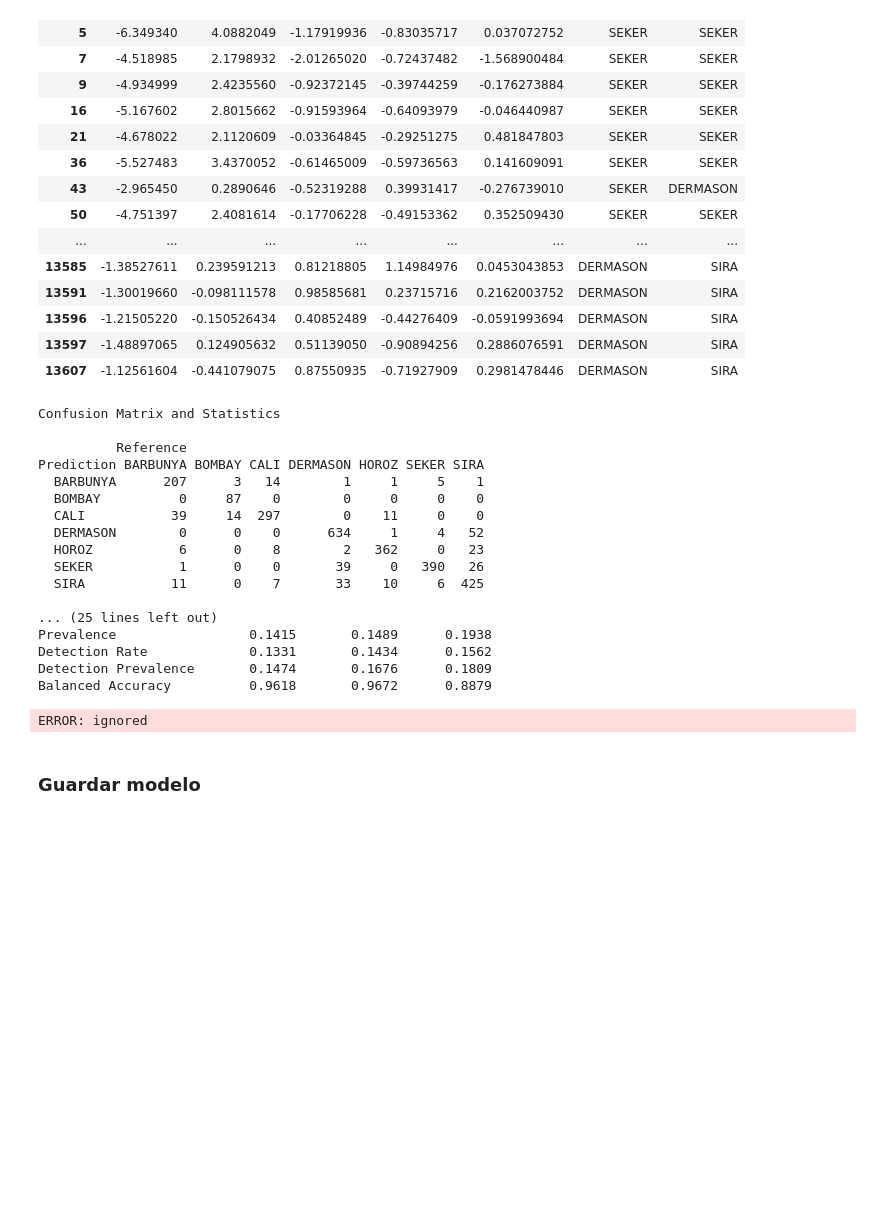
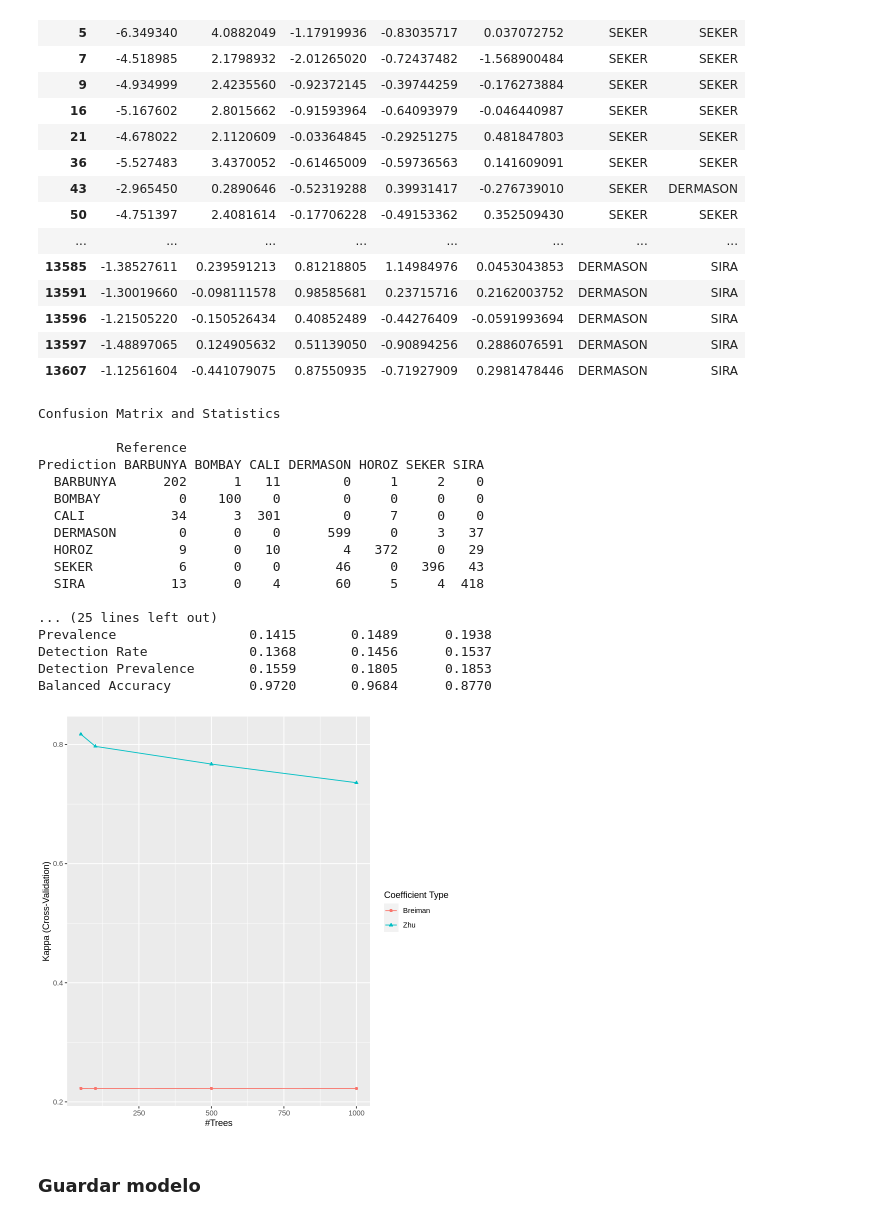
Before and after one commit to cramirez98/ProyectoAprendizajeAutomatico, a Jupyter notebook: AprendizajeAutomaticoProyecto.ipynb, the cells around one changed output. Cells and saved outputs as stored; diff of their text form; code cells hidden in the pictures; blank space fills up the shorter version.

```diff
--- a/AprendizajeAutomaticoProyecto.ipynb
+++ b/AprendizajeAutomaticoProyecto.ipynb
@@ -977,7 +954,7 @@ control <- trainControl(method="cv",
                         number=10,
                         allowParallel = TRUE)
 
-tunegrid <- expand.grid(.mfinal=c(50,100,500,1000),.maxdepth=1,.coeflearn = c('Breiman','Freund', 'Zhu'))
+tunegrid <- expand.grid(.mfinal=c(25,50,100,1000),.maxdepth=1,.coeflearn = c('Breiman', 'Zhu'))
 
 set.seed(123)
 
@@ -1041,23 +1018,23 @@ Confusion Matrix and Statistics
 
           Reference
 Prediction BARBUNYA BOMBAY CALI DERMASON HOROZ SEKER SIRA
-  BARBUNYA      207      3   14        1     1     5    1
-  BOMBAY          0     87    0        0     0     0    0
-  CALI           39     14  297        0    11     0    0
-  DERMASON        0      0    0      634     1     4   52
-  HOROZ           6      0    8        2   362     0   23
-  SEKER           1      0    0       39     0   390   26
-  SIRA           11      0    7       33    10     6  425
+  BARBUNYA      202      1   11        0     1     2    0
+  BOMBAY          0    100    0        0     0     0    0
+  CALI           34      3  301        0     7     0    0
+  DERMASON        0      0    0      599     0     3   37
+  HOROZ           9      0   10        4   372     0   29
+  SEKER           6      0    0       46     0   396   43
+  SIRA           13      0    4       60     5     4  418
 
 ... (25 lines left out)
 Prevalence                 0.1415       0.1489      0.1938
-Detection Rate             0.1331       0.1434      0.1562
-Detection Prevalence       0.1474       0.1676      0.1809
-Balanced Accuracy          0.9618       0.9672      0.8879
+Detection Rate             0.1368       0.1456      0.1537
+Detection Prevalence       0.1559       0.1805      0.1853
+Balanced Accuracy          0.9720       0.9684      0.8770
 # %%
-plot(adaboostModel)
+ggplot(adaboostModel)
 # %% [output]
-ERROR: ignored
+[figure, added]
 # %% [markdown]
 ### Guardar modelo
 # %%
```
Also changed, not shown: parts of 28 cells of this notebook.
